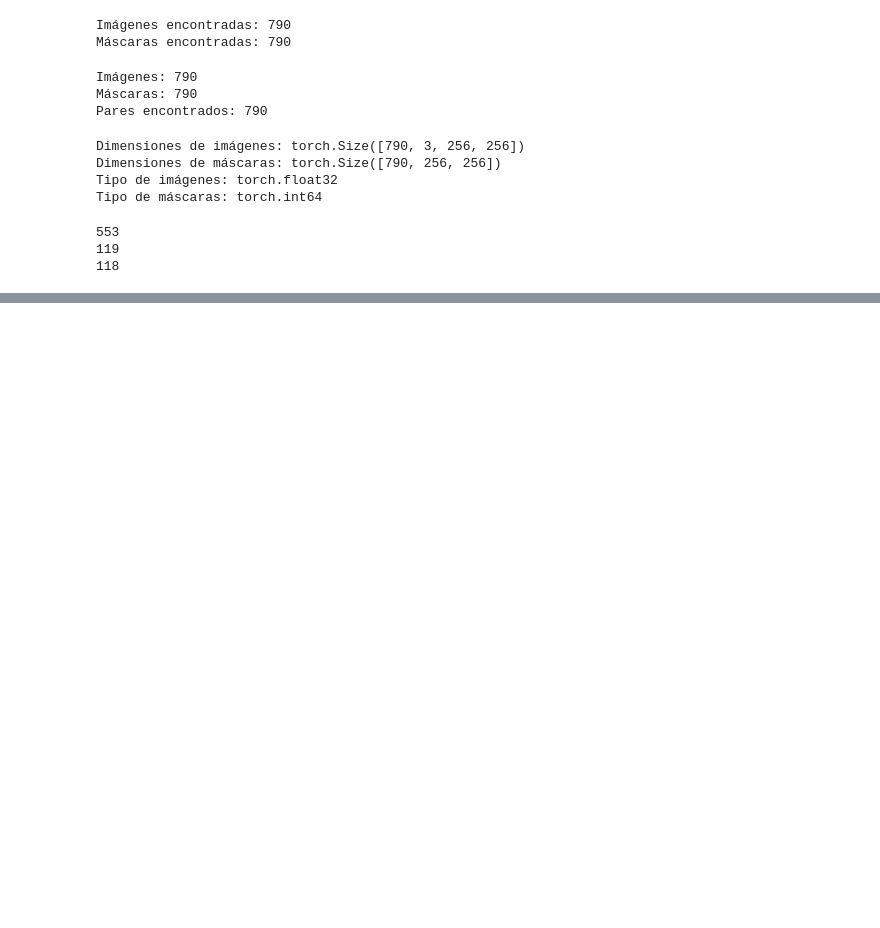
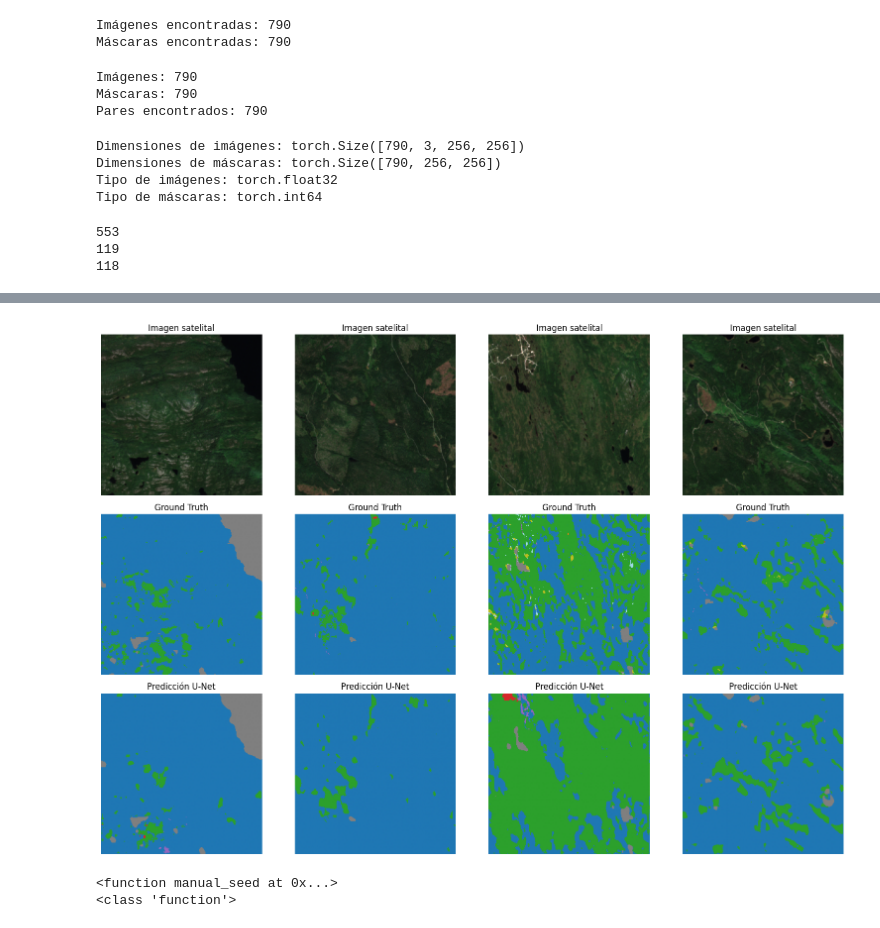
Before and after one commit to Iza-JLO/Computer-Vision-Land-Segmentation, a Jupyter notebook: src/YOLO_UNET_BASE.ipynb, the cells around one changed output, grey strips where cells are left out. Saved outputs shown, nothing was run; the diff lists cells and outputs as text; code cells hidden in the pictures; blank space fills up the shorter version.

```diff
--- a/src/YOLO_UNET_BASE.ipynb
+++ b/src/YOLO_UNET_BASE.ipynb
@@ -115,0 +387,16 @@ print(val_size)
+# %%
+optimizador = torch.optim.Adam(modelo.parameters(), lr=0.0001)
+loss_fun = nn.CrossEntropyLoss(ignore_index=255) #No queremos meter los pixeles vacíos
+# %%
+EPOCHS = 15
+epochs_list = []
+train_loss_list = []
+val_loss_list = []
+train_iou_list = []
+val_iou_list = []
+train_dice_list = []
+val_dice_list = []
+# %%
+#Métricas que voy a usar
+metric_iou = MulticlassJaccardIndex(num_classes=11, average="macro", ignore_index=255).to(DEVICE)
+metric_dice = MulticlassF1Score(num_classes=11, average="macro", ignore_index=255).to(DEVICE)
@@ -115,0 +560,33 @@ print(val_size)
+# %%
+imgs, masks = next(iter(val_loader))
+imgs_div = imgs.to(DEVICE)
+
+modelo.eval()
+with torch.no_grad():
+    preds = modelo(imgs_div).argmax(dim=1).cpu()
+
+fig, axs = plt.subplots(3, 4, figsize=(16, 11))
+
+for i in range(4):
+    axs[0, i].imshow(imgs[i].permute(1, 2, 0).cpu().numpy())
+    axs[0, i].set_title("Imagen satelital")
+    axs[0, i].axis("off")
+
+    axs[1, i].imshow(masks[i].cpu().numpy(), cmap="tab20", vmin=0, vmax=10)
+    axs[1, i].set_title("Ground Truth")
+    axs[1, i].axis("off")
+
+    axs[2, i].imshow(preds[i].numpy(), cmap="tab20", vmin=0, vmax=10)
+    axs[2, i].set_title("Predicción U-Net")
+    axs[2, i].axis("off")
+
+plt.tight_layout()
+plt.show()
+# %% [output]
+[figure, added]
+# %%
+print(torch.manual_seed)
+print(type(torch.manual_seed))
+# %% [output]
+<function manual_seed at 0x...>
+<class 'function'>
```
Also changed, not shown: parts of 18 cells of this notebook, 1 other file.
